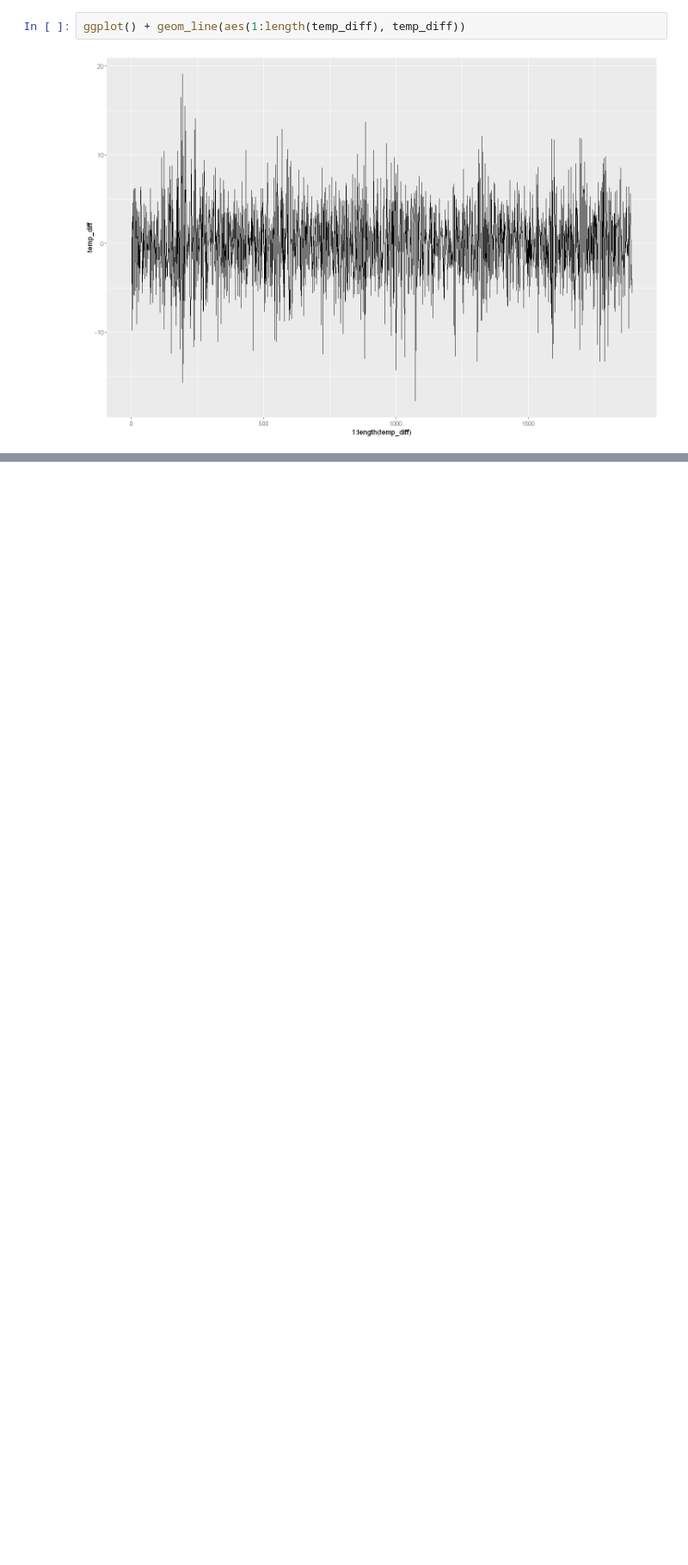
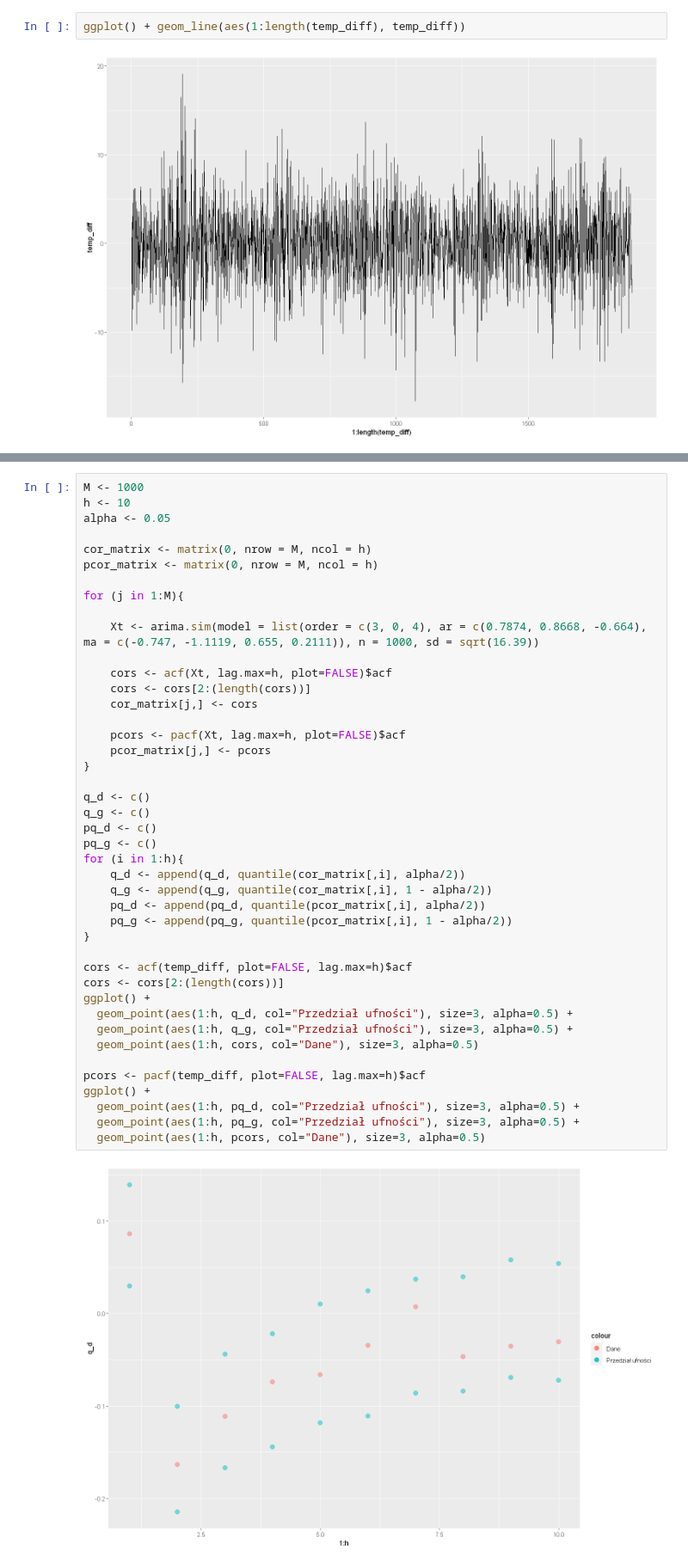
Before and after one commit to Szymex49/ARMA_temperature_modelling, a Jupyter notebook: R.ipynb, the cells around one changed output, grey strips where cells are left out. Shown at 86% size. Cells and saved outputs as stored; diff of their text form; blank space fills up the shorter version.

```diff
--- a/R.ipynb
+++ b/R.ipynb
@@ -197,0 +160,45 @@ sigma^2 estimated as 3.996:  log likelihood = -21116.66,  aic = 42245.32
+# %%
+M <- 1000
+h <- 10
+alpha <- 0.05
+
+cor_matrix <- matrix(0, nrow = M, ncol = h)
+pcor_matrix <- matrix(0, nrow = M, ncol = h)
+
+for (j in 1:M){
+
+    Xt <- arima.sim(model = list(order = c(3, 0, 4), ar = c(0.7874, 0.8668, -0.664), ma = c(-0.747, -1.1119, 0.655, 0.2111)), n = 1000, sd = sqrt(16.39))
+
+    cors <- acf(Xt, lag.max=h, plot=FALSE)$acf
+    cors <- cors[2:(length(cors))]
+    cor_matrix[j,] <- cors
+
+    pcors <- pacf(Xt, lag.max=h, plot=FALSE)$acf
+    pcor_matrix[j,] <- pcors
+}
+
+q_d <- c()
+q_g <- c()
+pq_d <- c()
+pq_g <- c()
+for (i in 1:h){
+    q_d <- append(q_d, quantile(cor_matrix[,i], alpha/2))
+    q_g <- append(q_g, quantile(cor_matrix[,i], 1 - alpha/2))
+    pq_d <- append(pq_d, quantile(pcor_matrix[,i], alpha/2))
+    pq_g <- append(pq_g, quantile(pcor_matrix[,i], 1 - alpha/2))
+}
+
+cors <- acf(temp_diff, plot=FALSE, lag.max=h)$acf
+cors <- cors[2:(length(cors))]
+ggplot() +
+  geom_point(aes(1:h, q_d, col="Przedział ufności"), size=3, alpha=0.5) +
+  geom_point(aes(1:h, q_g, col="Przedział ufności"), size=3, alpha=0.5) +
+  geom_point(aes(1:h, cors, col="Dane"), size=3, alpha=0.5)
+
+pcors <- pacf(temp_diff, plot=FALSE, lag.max=h)$acf
+ggplot() +
+  geom_point(aes(1:h, pq_d, col="Przedział ufności"), size=3, alpha=0.5) +
+  geom_point(aes(1:h, pq_g, col="Przedział ufności"), size=3, alpha=0.5) +
+  geom_point(aes(1:h, pcors, col="Dane"), size=3, alpha=0.5)
+# %% [output]
+[figure, added]
```
Also changed, not shown: parts of 8 cells of this notebook.
